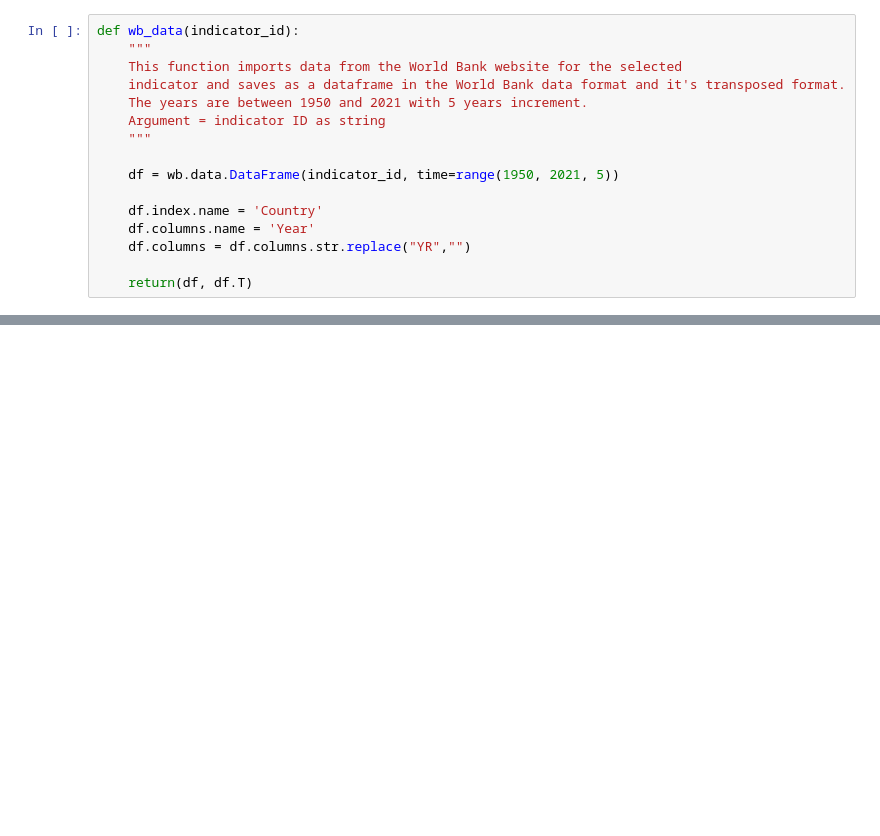
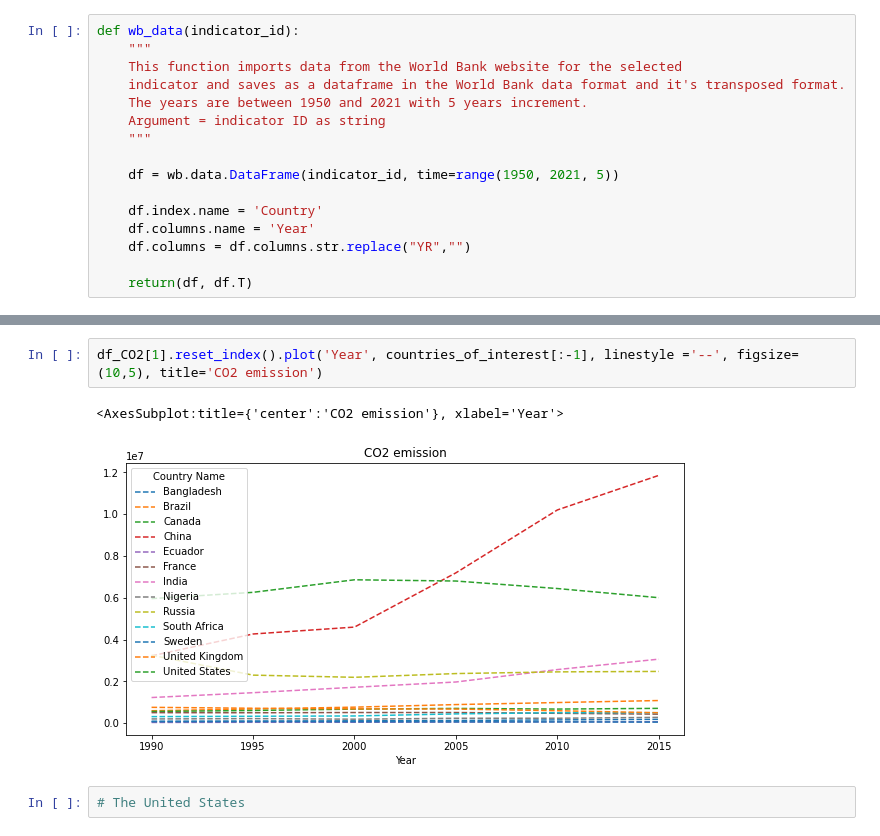
Before and after one commit to tan-lights/ADS1-Assignment-2, a Jupyter notebook: ADS1 Assignment 2 - Tanvir Ahmed.ipynb, the cells around one changed output, grey strips where cells are left out. Cells and saved outputs as stored; diff of their text form; blank space fills up the shorter version.

```diff
--- a/ADS1 Assignment 2 - Tanvir Ahmed.ipynb
+++ b/ADS1 Assignment 2 - Tanvir Ahmed.ipynb
@@ -166,0 +185,7 @@ most_CO2.iloc[0:10][['1990', '2000', '2005', '2010', '2015', '2020']]
+# %%
+df_CO2[1].reset_index().plot('Year', countries_of_interest[:-1], linestyle ='--', figsize=(10,5), title='CO2 emission')
+# %% [output]
+<AxesSubplot:title={'center':'CO2 emission'}, xlabel='Year'>
+[figure, added]
+# %%
+# The United States
```
Also changed, not shown: parts of 37 cells of this notebook.
